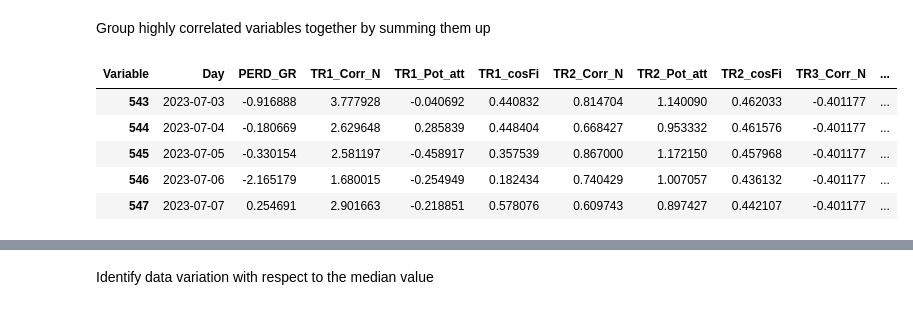
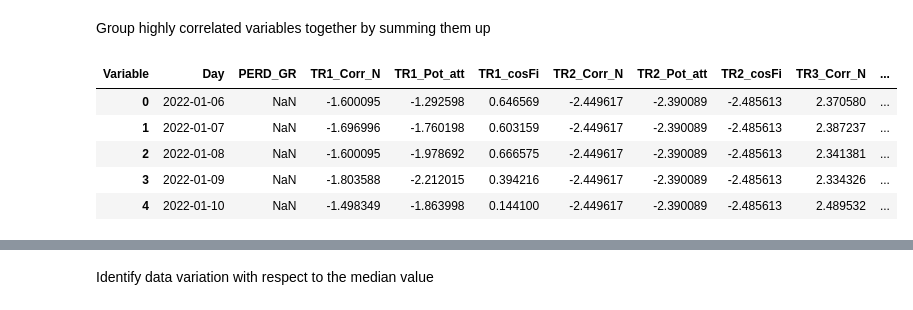
Before and after one commit to Matt17BR/ml4ds2324_cluster_analysis, a Jupyter notebook: scripts/exploratory_data_analysis.ipynb, the cells around one changed output, grey strips where cells are left out. Drawn from its saved outputs; the diff is of its cells as text; code cells hidden in the pictures.

```diff
--- a/scripts/exploratory_data_analysis.ipynb
+++ b/scripts/exploratory_data_analysis.ipynb
@@ -233,9 +233,9 @@ plt.show()
 # %% [markdown]
 Reshape the dataset from long to wide format
 # %%
-wide_std = standardized_data.pivot(index='Day', columns='Variable', values='Standardized Value').reset_index()
+wide_standardized = standardized_data.pivot(index='Day', columns='Variable', values='Standardized Value').reset_index()
 
-wide_std
+wide_standardized
 # %% [output]
 | Variable | Day | PERD_GR | POT_TR_SOMMA | TR1_Corr_1 | TR1_Corr_2 | TR1_Corr_3 | TR1_Corr_N | TR1_Pot_att | ... |
 | 0 | 2022-01-06 | NaN | NaN | -1.231298 | -0.933498 | -1.223404 | -1.600095 | -1.292598 | ... |
@@ -253,9 +253,9 @@ wide_std
 # %% [markdown]
 Correlation matrix of all variables except the removed one
 # %%
-wide_std_nosomma = wide_std.drop('POT_TR_SOMMA',axis=1)
+wide_standardized_nosomma = wide_standardized.drop('POT_TR_SOMMA', axis=1)
 
-wide_std_nosomma.corr()
+wide_standardized_nosomma.corr()
 # %% [output]
 | Variable | PERD_GR | TR1_Corr_1 | TR1_Corr_2 | TR1_Corr_3 | TR1_Corr_N | TR1_Pot_att | TR1_cosFi | TR2_Corr_1 | ... |
 | Variable |  |  |  |  |  |  |  |  | ... |
@@ -280,13 +280,13 @@ Group highly correlated variables together by summing them up
 # %%
 # Since they're all highly positively correlated to their transformer's corresponding Pot_Att, remove all TRX_Corr_X variables
 
-wide_std_10vars = wide_std_nosomma.drop(corr123_variables, axis=1)
+wide_standardized_10vars = wide_standardized_nosomma.drop(corr123_variables, axis=1)
 
-wide_std_10vars.tail()
+wide_standardized_10vars.head()
 # %% [output]
 | Variable | Day | PERD_GR | TR1_Corr_N | TR1_Pot_att | TR1_cosFi | TR2_Corr_N | TR2_Pot_att | TR2_cosFi | TR3_Corr_N | ... |
-| 543 | 2023-07-03 | -0.916888 | 3.777928 | -0.040692 | 0.440832 | 0.814704 | 1.140090 | 0.462033 | -0.401177 | ... |
-| 544 | 2023-07-04 | -0.180669 | 2.629648 | 0.285839 | 0.448404 | 0.668427 | 0.953332 | 0.461576 | -0.401177 | ... |
-| 545 | 2023-07-05 | -0.330154 | 2.581197 | -0.458917 | 0.357539 | 0.867000 | 1.172150 | 0.457968 | -0.401177 | ... |
-| 546 | 2023-07-06 | -2.165179 | 1.680015 | -0.254949 | 0.182434 | 0.740429 | 1.007057 | 0.436132 | -0.401177 | ... |
-| 547 | 2023-07-07 | 0.254691 | 2.901663 | -0.218851 | 0.578076 | 0.609743 | 0.897427 | 0.442107 | -0.401177 | ... |
+| 0 | 2022-01-06 | NaN | -1.600095 | -1.292598 | 0.646569 | -2.449617 | -2.390089 | -2.485613 | 2.370580 | ... |
+| 1 | 2022-01-07 | NaN | -1.696996 | -1.760198 | 0.603159 | -2.449617 | -2.390089 | -2.485613 | 2.387237 | ... |
+| 2 | 2022-01-08 | NaN | -1.600095 | -1.978692 | 0.666575 | -2.449617 | -2.390089 | -2.485613 | 2.341381 | ... |
+| 3 | 2022-01-09 | NaN | -1.803588 | -2.212015 | 0.394216 | -2.449617 | -2.390089 | -2.485613 | 2.334326 | ... |
+| 4 | 2022-01-10 | NaN | -1.498349 | -1.863998 | 0.144100 | -2.449617 | -2.390089 | -2.485613 | 2.489532 | ... |
```
Also changed, not shown: parts of 6 cells of this notebook.
